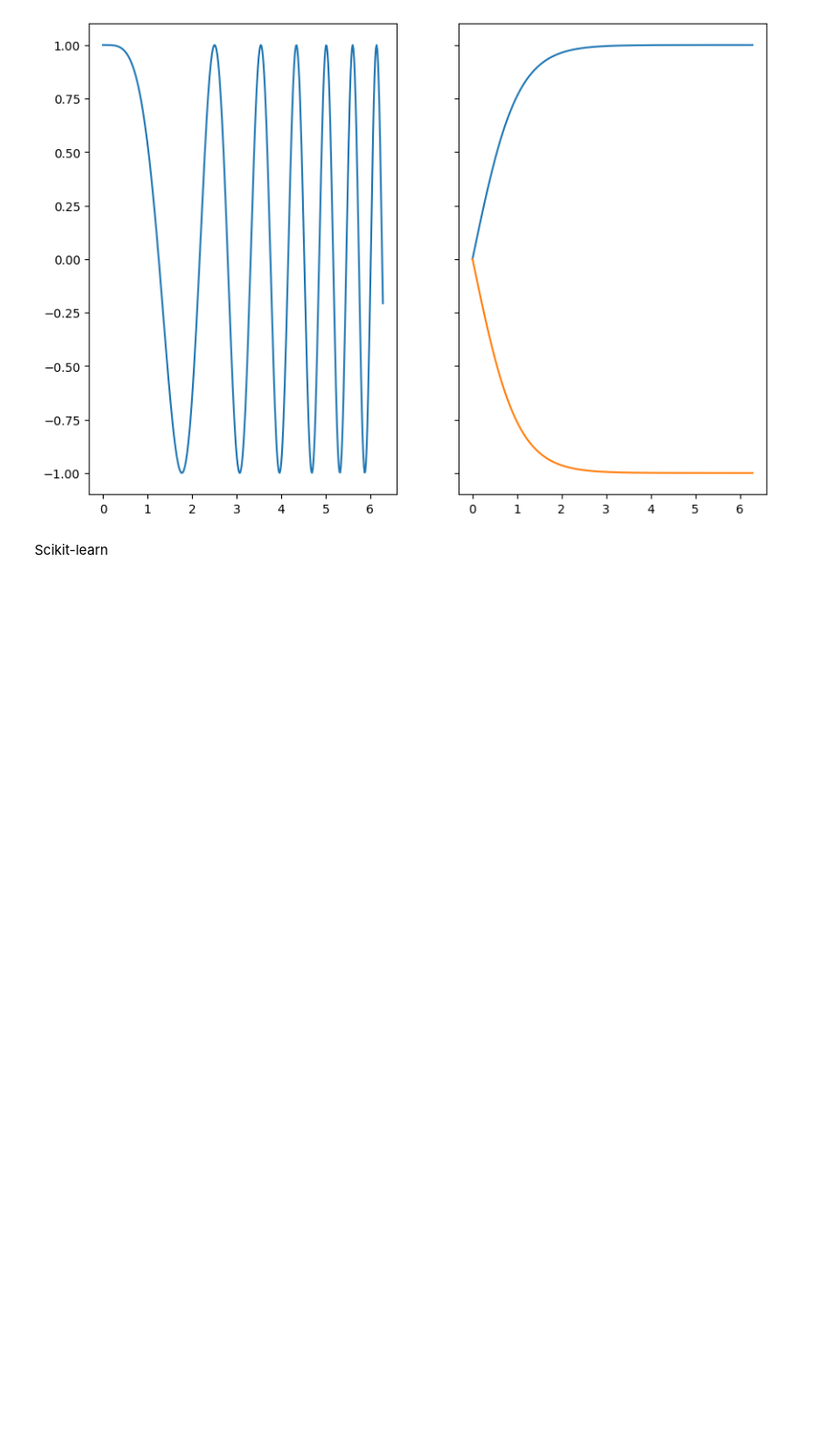
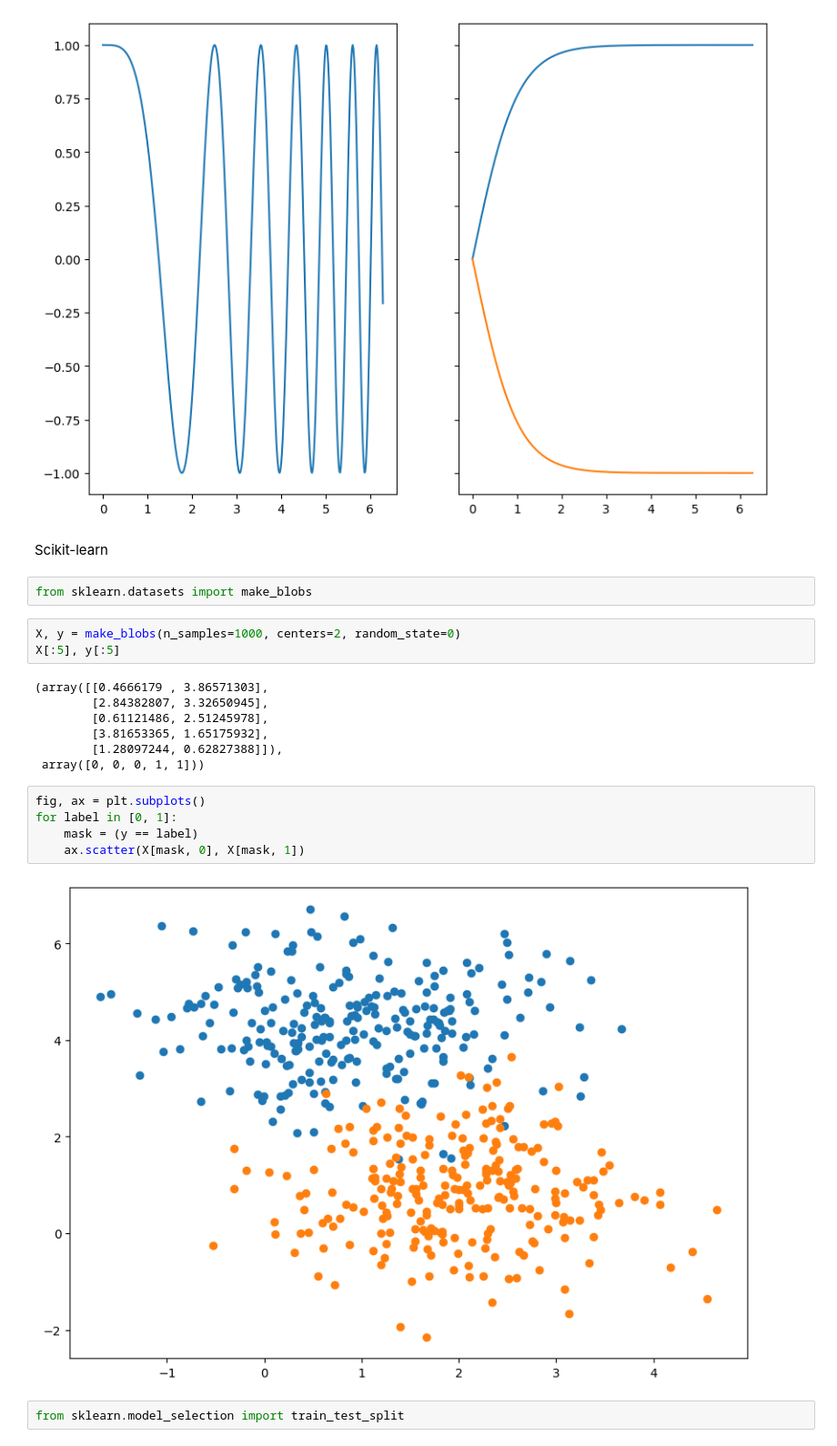
Before and after one commit to Youssra1999/ML_Projects, a Jupyter notebook: ML_Tutorials.ipynb, the cells around one changed output. Shown at 91% size. Cells and saved outputs as stored; diff of their text form; blank space fills up the shorter version.

```diff
--- a/ML_Tutorials.ipynb
+++ b/ML_Tutorials.ipynb
@@ -177,3 +177,24 @@ axes[0].plot(x, y2)
 [figure]
 # %% [markdown]
 Scikit-learn
+# %%
+from sklearn.datasets import make_blobs
+# %%
+X, y = make_blobs(n_samples=1000, centers=2, random_state=0)
+X[:5], y[:5]
+# %% [output]
+(array([[0.4666179 , 3.86571303],
+        [2.84382807, 3.32650945],
+        [0.61121486, 2.51245978],
+        [3.81653365, 1.65175932],
+        [1.28097244, 0.62827388]]),
+ array([0, 0, 0, 1, 1]))
+# %%
+fig, ax = plt.subplots()
+for label in [0, 1]:
+    mask = (y == label)
+    ax.scatter(X[mask, 0], X[mask, 1])
+# %% [output]
+[figure, added]
+# %%
+from sklearn.model_selection import train_test_split
```
